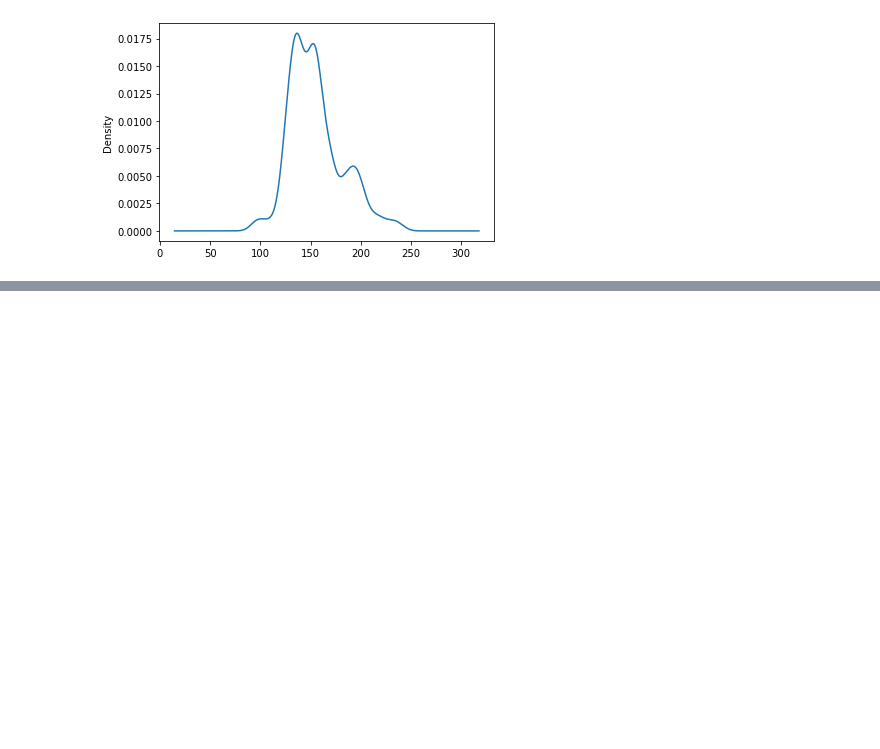
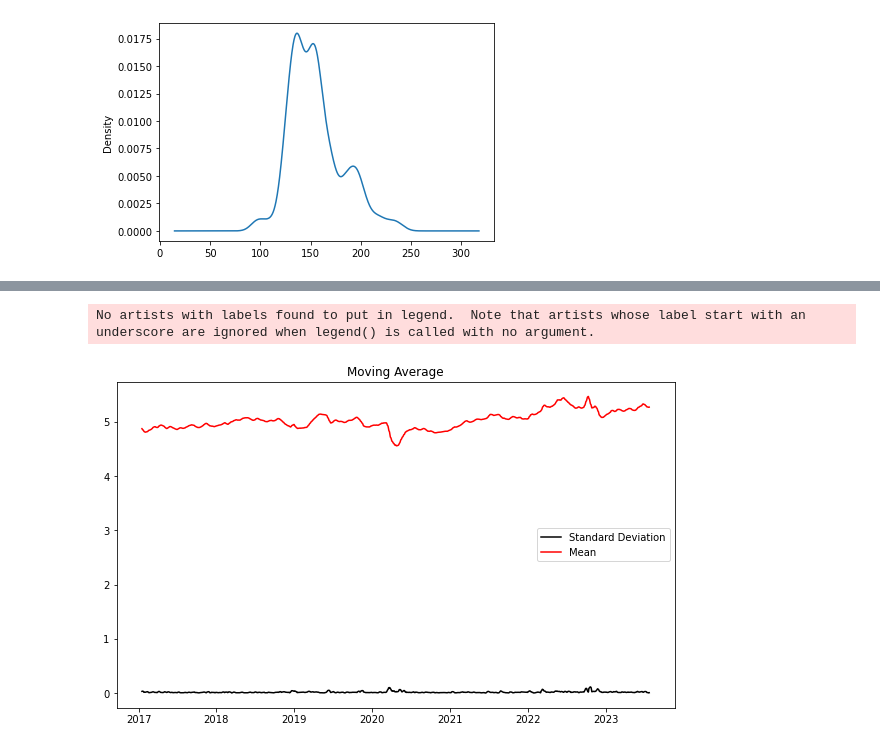
Before and after one commit to jamesjhjung/gas_price_prediction, a Jupyter notebook: model.ipynb, the cells around one changed output, grey strips where cells are left out. Cells and saved outputs as stored; diff of their text form; code cells hidden in the pictures; blank space fills up the shorter version.

```diff
--- a/model.ipynb
+++ b/model.ipynb
@@ -86,0 +59,16 @@ ImportError: cannot import name 'tensor' from 'tensorflow.python.framework' (c:\
+# %%
+# Elimitating trend
+from pylab import rcParams
+rcParams['figure.figsize'] = 10, 6
+df_log = np.log(df_price)
+moving_avg = df_log.rolling(12).mean()
+std_dev = df_log.rolling(12).std()
+plt.legend(loc = 'best')
+plt.title('Moving Average')
+plt.plot(std_dev, color = 'black', label = 'Standard Deviation')
+plt.plot(moving_avg, color = 'red', label = 'Mean')
+plt.legend()
+plt.show()
+# %% [output]
+No artists with labels found to put in legend.  Note that artists whose label start with an underscore are ignored when legend() is called with no argument.
+[figure, added]
```
Also changed, not shown: parts of 11 cells of this notebook.
